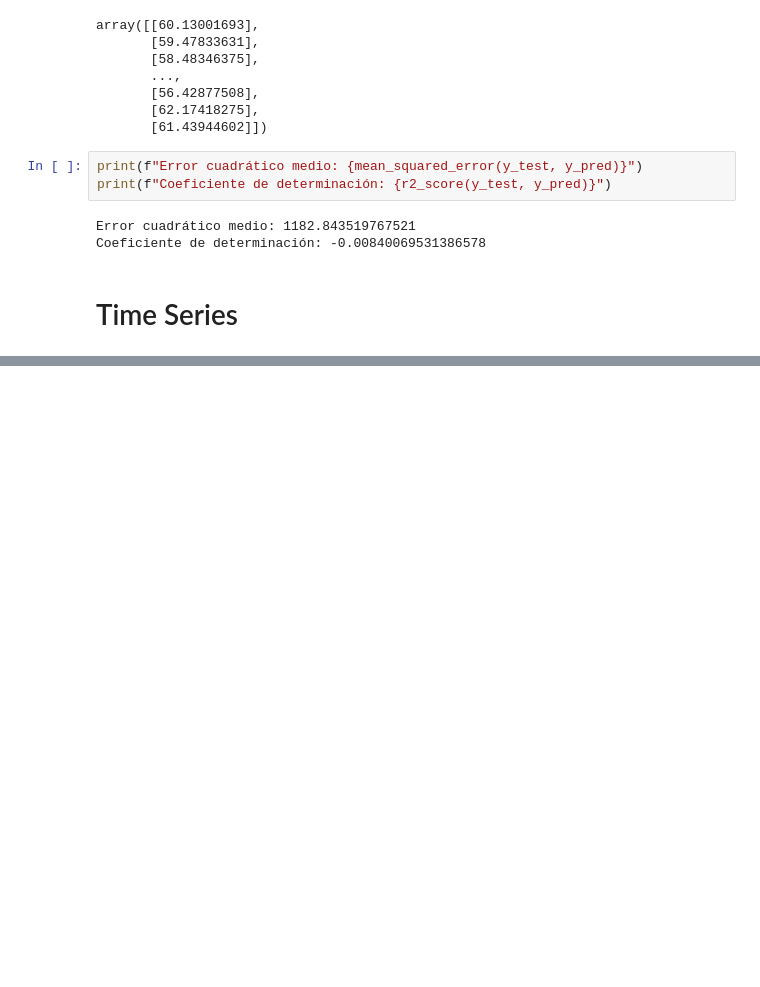
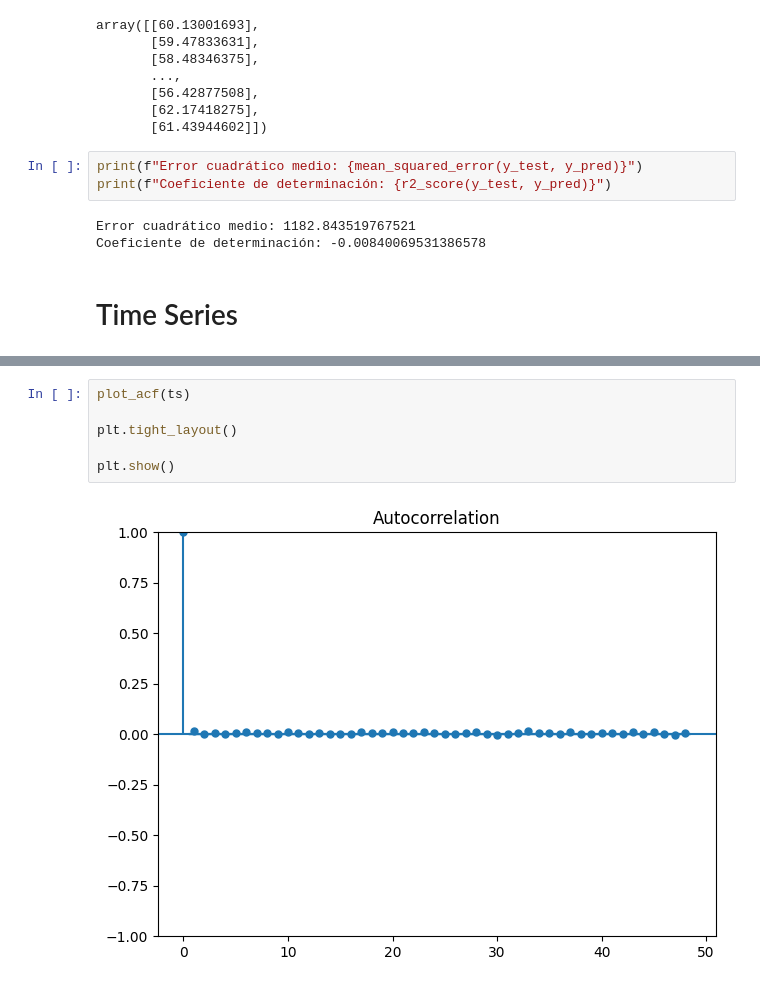
Before and after one commit to Proyect-Final-4Geeks-RJ/BiciMad_4geeks_ML, a Jupyter notebook: src/models_2.ipynb, the cells around one changed output, grey strips where cells are left out. Cells and saved outputs as stored; diff of their text form; blank space fills up the shorter version.

```diff
--- a/src/models_2.ipynb
+++ b/src/models_2.ipynb
@@ -186,0 +253,8 @@ X_train
+# %%
+plot_acf(ts)
+
+plt.tight_layout()
+
+plt.show()
+# %% [output]
+[figure, added]
```
Also changed, not shown: parts of 16 cells of this notebook.
